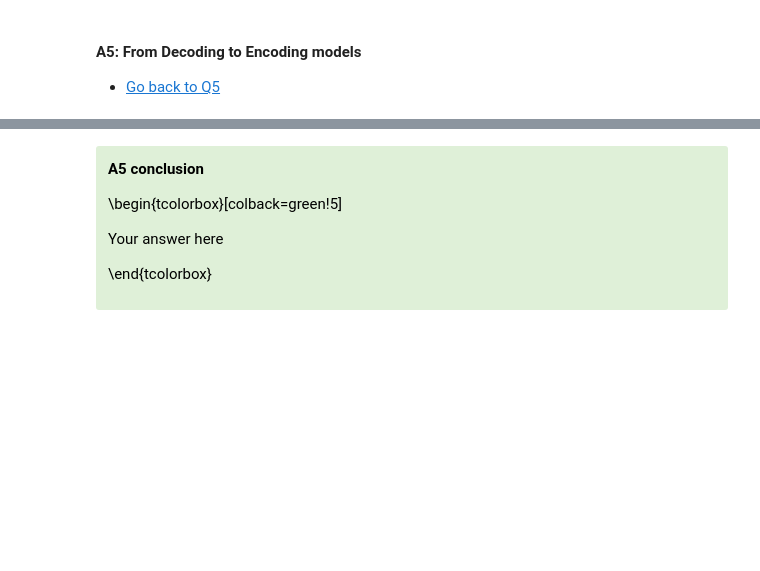
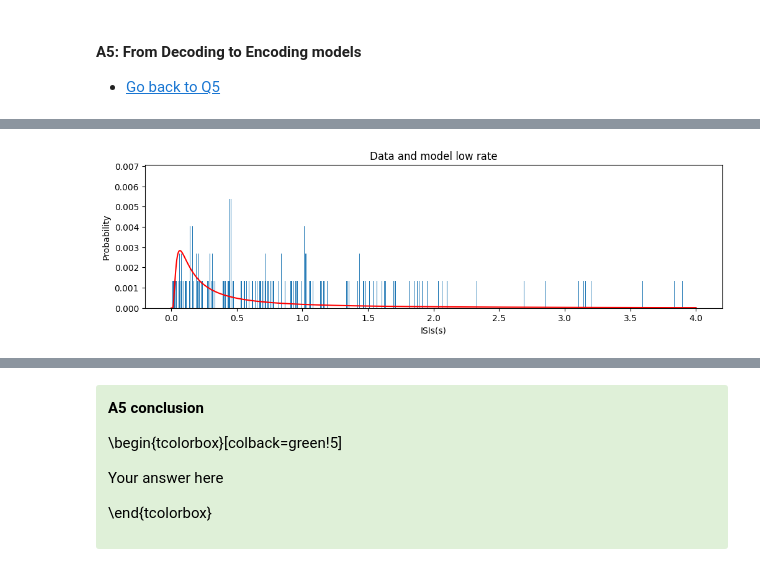
Before and after one commit to cesarz10/Computational-Neurophysiology-Lab, a Jupyter notebook: Lab_4/Module2_Ex2_12.ipynb, the cells around one changed output, grey strips where cells are left out. Cells and saved outputs as stored; diff of their text form; code cells hidden in the pictures; blank space fills up the shorter version.

```diff
--- a/Lab_4/Module2_Ex2_12.ipynb
+++ b/Lab_4/Module2_Ex2_12.ipynb
@@ -771,0 +803,90 @@ Your answer here
+# %%
+# use the same parameters as in previous questions.
+
+#####################
+##   Q5 solution   ##
+#####################
+
+###############################
+## 1. Fitting Inv. Gaussian  ##
+###############################
+
+# low sr condition
+N_low_AN = len(ISI_low_AN)
+mu_low_AN = np.mean(ISI_low_AN)
+lambda_low_AN = 1 / np.mean(1 / ISI_low_AN - 1 / mu_low_AN)
+
+inv_gaussian_low_AN = ( sqrt(lambda_low_AN / (2 * np.pi * bin_edges_low ** 3)) * exp(-lambda_low_AN * (bin_edges_low - mu_low_AN) ** 2 / (2 * mu_low_AN ** 2 * bin_edges_low)) * 0.001)
+inv_gaussian_low_AN[0] = 0
+
+
+# high sr condition
+N_high_AN = len(ISI_high_AN)
+mu_high_AN = np.mean(ISI_high_AN)
+lambda_high_AN = 1 / np.mean(1 / ISI_high_AN - 1 / mu_high_AN)
+
+inv_gaussian_high_AN = ( sqrt(lambda_high_AN / (2 * np.pi * bin_edges_high ** 3)) * exp(-lambda_high_AN * (bin_edges_high - mu_high_AN) ** 2 / (2 * mu_high_AN ** 2 * bin_edges_high)) * 0.001)
+inv_gaussian_high_AN[0] = 0
+
+
+############################
+##   2. Goodness of fit   ##
+############################
+
+# low condition
+# plotting the model and data
+counts, bins_l = np.histogram(ISI_low_AN, bin_edges_low)
+prob = counts / N_low_AN
+plt.bar(bin_edges_low[:-1], prob, width=bin_size)
+plt.plot(bin_edges_low, inv_gaussian_low_AN, 'r')
+# plt.xlim([0, 0.2])
+plt.xlabel('ISIs(s)')
+plt.ylabel('Probability')
+plt.title("Data and model low rate")
+plt.show()
+
+# plotting Kolmogorov-Smirnov
+CDF_invgauss_low_AN = cumsum(inv_gaussian_low_AN[:-1])
+CDF_emp_low_AN = cumsum(prob)
+plt.plot(CDF_invgauss_low_AN, CDF_emp_low_AN, color='r')
+plt.plot([0, 1], arange(2) + 1.36 / sqrt(N_low_AN), ':', color='b', alpha=0.5)
+plt.plot([0, 1], arange(2) - 1.36 / sqrt(N_low_AN), ':', color='b', alpha=0.5)
+plt.axis([0, 1, 0, 1])
+plt.xlabel('CDF')
+plt.ylabel('Empirical CDF')
+plt.title("Kolmogorov-Smirnov | low rate")
+plt.grid(alpha=0.4)
+plt.show()
+
+
+# high condition
+# plotting the model and data
+counts, bins_l = np.histogram(ISI_high_AN, bin_edges_high)
+prob = counts / len(ISI_high_AN)
+plt.bar(bin_edges_high[:-1], prob, width=bin_size)
+plt.plot(bin_edges_high, inv_gaussian_high_AN, 'r')
+plt.xlim([0, 0.2])
+plt.xlabel('ISIs(s)')
+plt.ylabel('Probability')
+plt.title("Data and model high rate")
+plt.show()
+
+# plotting Kolmogorov-Smirnov
+CDF_invgauss_high_AN = cumsum(inv_gaussian_high_AN[:-1])
+CDF_emp_high_AN = cumsum(prob)
+plt.plot(CDF_invgauss_high_AN, CDF_emp_high_AN, color='r')
+plt.plot([0, 1], arange(2) + 1.36 / sqrt(N_high_AN), ':', color='b', alpha=0.5)
+plt.plot([0, 1], arange(2) - 1.36 / sqrt(N_high_AN), ':', color='b', alpha=0.5)
+plt.axis([0, 1, 0, 1])
+plt.xlabel('CDF')
+plt.ylabel('Empirical CDF')
+plt.title("Kolmogorov-Smirnov | high condition")
+plt.grid(alpha=0.4)
+plt.show()
+
+
+
+print(f'mu_low_AN = {mu_low_AN}          |    mu_high_AN = {mu_high_AN}')
+print(f'lambda_low_AN = {lambda_low_AN}    |    lambda_high_AN = {lambda_high_AN}')
+# %% [output]
+[figure, added]
```
Also changed, not shown: parts of 3 cells of this notebook.
